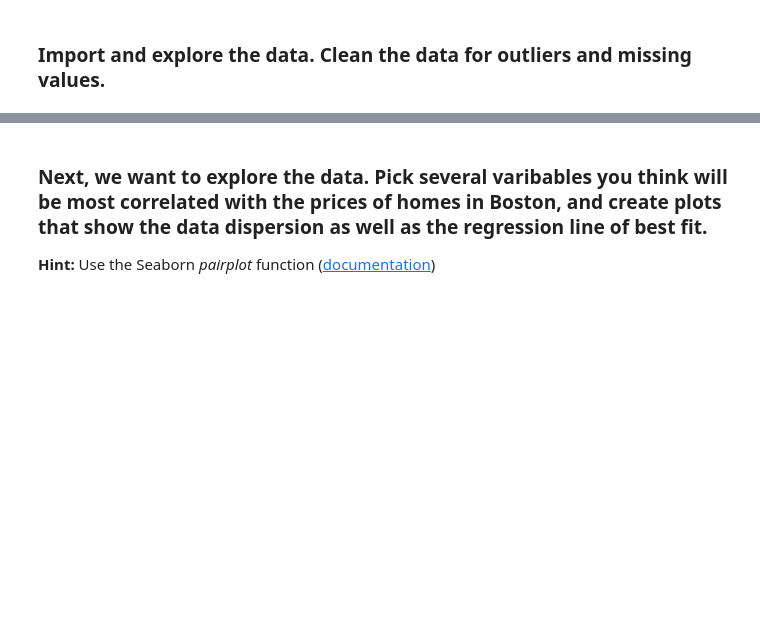
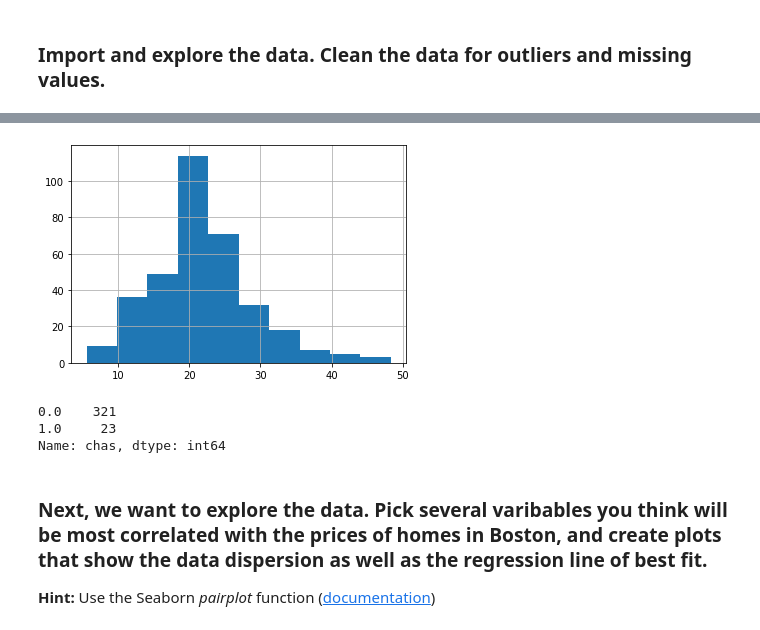
Before and after one commit to ta-data-remote/lab-problems-with-ML, a Jupyter notebook: your-code/lab_boston_housing.ipynb, the cells around one changed output, grey strips where cells are left out. Cells and saved outputs as stored; diff of their text form; code cells hidden in the pictures; blank space fills up the shorter version.

Commit message:
lab boston almost finished

```diff
--- a/your-code/lab_boston_housing.ipynb
+++ b/your-code/lab_boston_housing.ipynb
@@ -29,0 +55,2 @@ import matplotlib.pyplot as plt
+# %%
+boston = pd.read_csv("../data/boston_data.csv")
@@ -29,0 +159,9 @@ import matplotlib.pyplot as plt
+# %%
+from scipy import stats
+
+
+#We take the aboslute value: (ourliers<-3sigma<3sigma<outliers) and we get a numpy array with the
+# Z-score for each cell
+#i don't include the categorical variable
+z = np.abs(stats.zscore(boston.drop("chas",axis=1)))
+z
@@ -29,0 +193,3 @@ import matplotlib.pyplot as plt
+# %%
+boston = boston[['crim', 'zn', 'indus', 'nox', 'rm', 'age', 'dis', 'rad', 'tax',
+       'ptratio', 'black', 'lstat', 'medv','chas']]
@@ -29,0 +221,4 @@ import matplotlib.pyplot as plt
+# %%
+#those are the one we want to keep, the rows where all z are smaller than 3
+
+boston3 = boston[(z<3).all(axis = 1)]
@@ -30,3 +251,15 @@ import matplotlib.pyplot as plt
+# %%
+#a bit skeweed to the right
+#maybe we should apply the log
+boston3["medv"].hist();
+# %% [output]
+[figure, added]
+# %%
+boston3["chas"].value_counts()
+# %% [output]
+0.0    321
+1.0     23
+Name: chas, dtype: int64
 # %% [markdown]
 ### Next, we want to explore the data. Pick several varibables you think will be most correlated with the prices of homes in Boston, and create plots that show the data dispersion as well as the regression line of best fit.
 **Hint:** Use the Seaborn *pairplot* function ([documentation](https://seaborn.pydata.org/generated/seaborn.pairplot.html))
```
Also changed, not shown: parts of 77 cells of this notebook, 1 other file.
